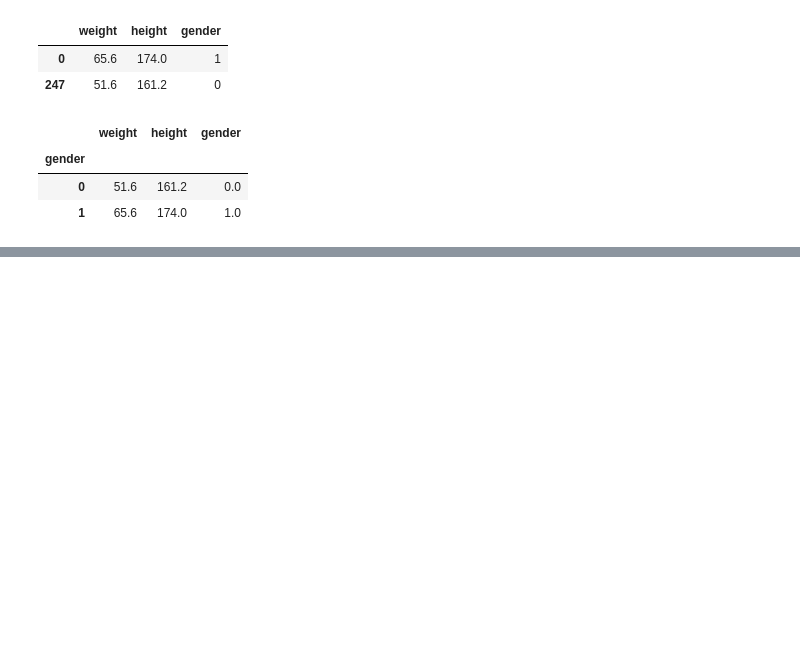
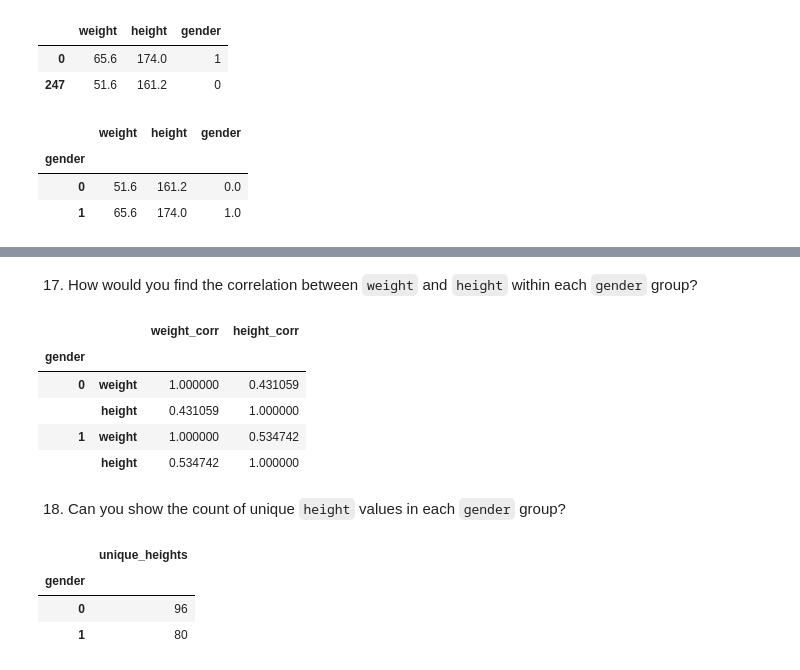
Before and after one commit to jordanriver/DScourse, a Jupyter notebook: Homework/week6_ex_groupby_jordan.ipynb, the cells around one changed output, grey strips where cells are left out. Drawn from its saved outputs; the diff is of its cells as text; code cells hidden in the pictures; blank space fills up the shorter version.

```diff
--- a/Homework/week6_ex_groupby_jordan.ipynb
+++ b/Homework/week6_ex_groupby_jordan.ipynb
@@ -146,0 +281,21 @@ df_by_gender.apply(lambda x: x.iloc[0])
+# %% [markdown]
+
+17. How would you find the correlation between `weight` and `height` within each `gender` group?
+# %%
+df.groupby('gender')[['weight', 'height']].corr().rename(columns={'weight':'weight_corr', 'height':'height_corr'})
+# %% [output]
+|  |  | weight_corr | height_corr |
+| gender |  |  |  |
+| 0 | weight | 1.000000 | 0.431059 |
+|  | height | 0.431059 | 1.000000 |
+| 1 | weight | 1.000000 | 0.534742 |
+|  | height | 0.534742 | 1.000000 |
+# %% [markdown]
+18. Can you show the count of unique `height` values in each `gender` group?
+# %%
+df.groupby('gender')['height'].nunique().rename('unique_heights').to_frame()
+# %% [output]
+|  | unique_heights |
+| gender |  |
+| 0 | 96 |
+| 1 | 80 |
```
Also changed, not shown: parts of 27 cells of this notebook.
